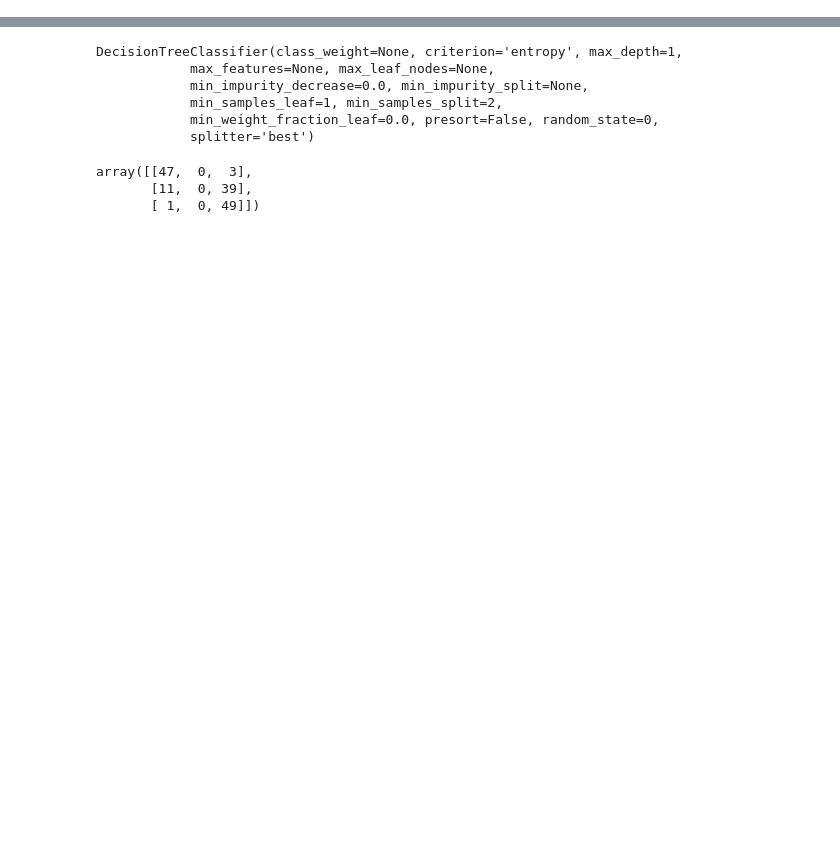
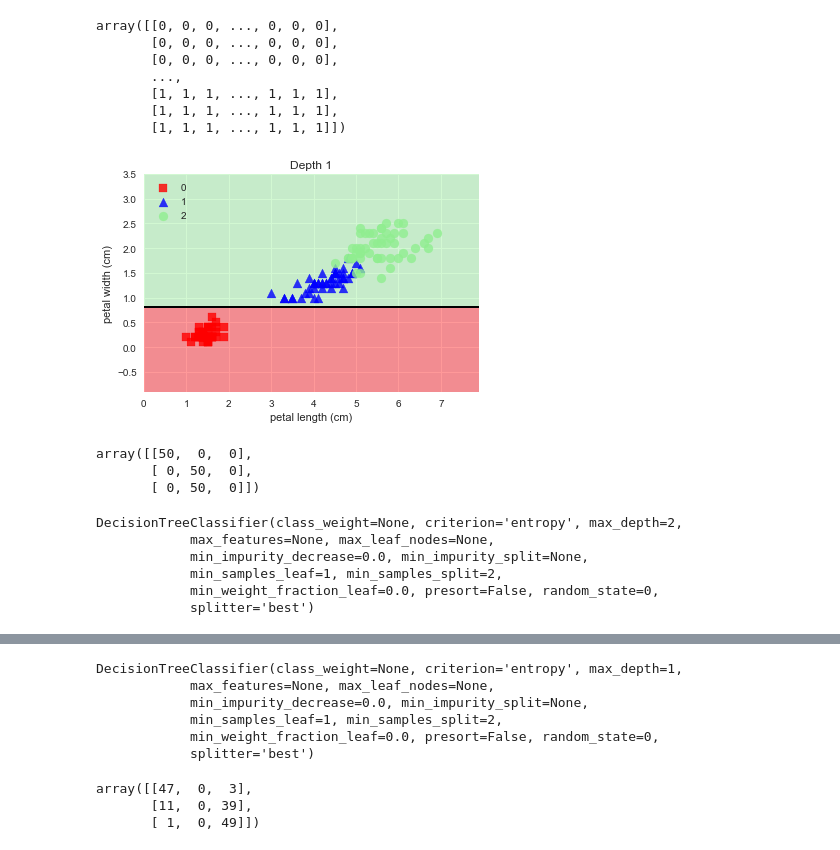
Before and after one commit to seokyeongheo/TIL, a Jupyter notebook: 06_classification/05_decisiontree.ipynb, the cells around one changed output, grey strips where cells are left out. Drawn from its saved outputs; the diff is of its cells as text; code cells hidden in the pictures; blank space fills up the shorter version.

```diff
--- a/06_classification/05_decisiontree.ipynb
+++ b/06_classification/05_decisiontree.ipynb
@@ -36,0 +64,26 @@ from sklearn.tree import DecisionTreeClassifier
+# %%
+def plot_decision_regions(X, y, model, title):
+    resolution = 0.01
+    markers = ('s', '^', 'o')
+    colors = ('red', 'blue', 'lightgreen')
+    cmap = mpl.colors.ListedColormap(colors[:len(np.unique(y))])
+
+    x1_min, x1_max = X[:, 0].min() - 1, X[:, 0].max() + 1
+    x2_min, x2_max = X[:, 1].min() - 1, X[:, 1].max() + 1
+    xx1, xx2 = np.meshgrid(np.arange(x1_min, x1_max, resolution), np.arange(x2_min, x2_max, resolution))
+    Z = model.predict(np.array([xx1.ravel(), xx2.ravel()]).T).reshape(xx1.shape)
+
+    plt.contour(xx1, xx2, Z, cmap=mpl.colors.ListedColormap(['k']))
+    plt.contourf(xx1, xx2, Z, alpha=0.4, cmap=cmap)
+    plt.xlim(xx1.min(), xx1.max())
+    plt.ylim(xx2.min(), xx2.max())
+
+    for idx, cl in enumerate(np.unique(y)):
+        plt.scatter(x=X[y == cl, 0], y=X[y == cl, 1], alpha=0.8, c=cmap(idx), marker=markers[idx], s=80, label=cl)
+
+    plt.xlabel(iris.feature_names[2])
+    plt.ylabel(iris.feature_names[3])
+    plt.legend(loc='upper left')
+    plt.title(title)
+
+    return Z
@@ -36,0 +94,27 @@ from sklearn.tree import DecisionTreeClassifier
+# %%
+plot_decision_regions(X, y, tree1, "Depth 1")
+# %% [output]
+array([[0, 0, 0, ..., 0, 0, 0],
+       [0, 0, 0, ..., 0, 0, 0],
+       [0, 0, 0, ..., 0, 0, 0],
+       ...,
+       [1, 1, 1, ..., 1, 1, 1],
+       [1, 1, 1, ..., 1, 1, 1],
+       [1, 1, 1, ..., 1, 1, 1]])
+[figure, added]
+# %%
+confusion_matrix(y, tree1.predict(X))
+# %% [output]
+array([[50,  0,  0],
+       [ 0, 50,  0],
+       [ 0, 50,  0]])
+# %%
+tree2 = DecisionTreeClassifier(criterion='entropy', max_depth=2, random_state=0).fit(X, y)
+tree2
+# %% [output]
+DecisionTreeClassifier(class_weight=None, criterion='entropy', max_depth=2,
+            max_features=None, max_leaf_nodes=None,
+            min_impurity_decrease=0.0, min_impurity_split=None,
+            min_samples_leaf=1, min_samples_split=2,
+            min_weight_fraction_leaf=0.0, presort=False, random_state=0,
+            splitter='best')
```
Also changed, not shown: parts of 65 cells of this notebook.
